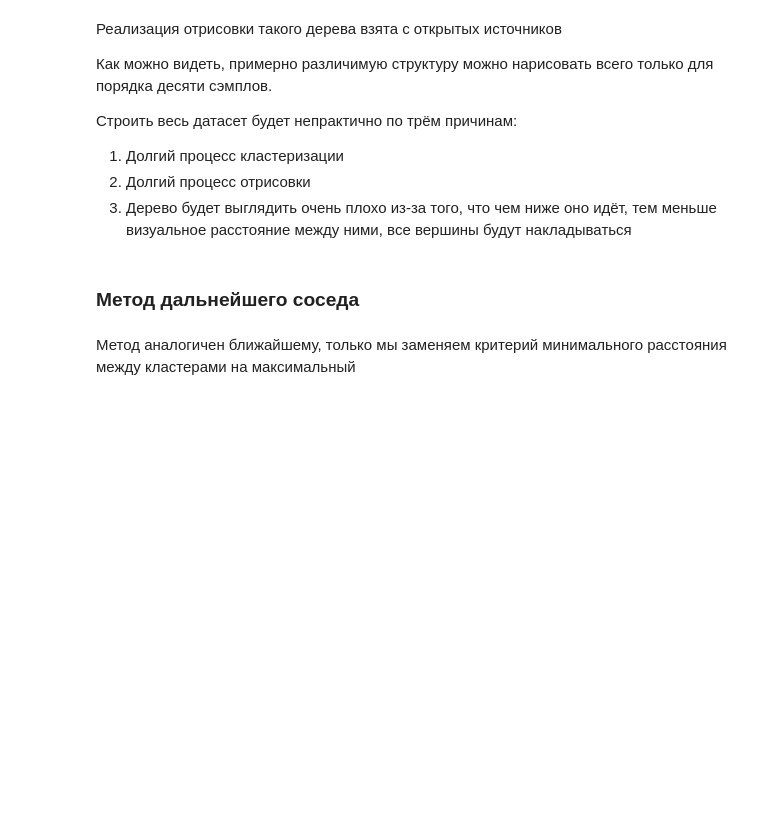
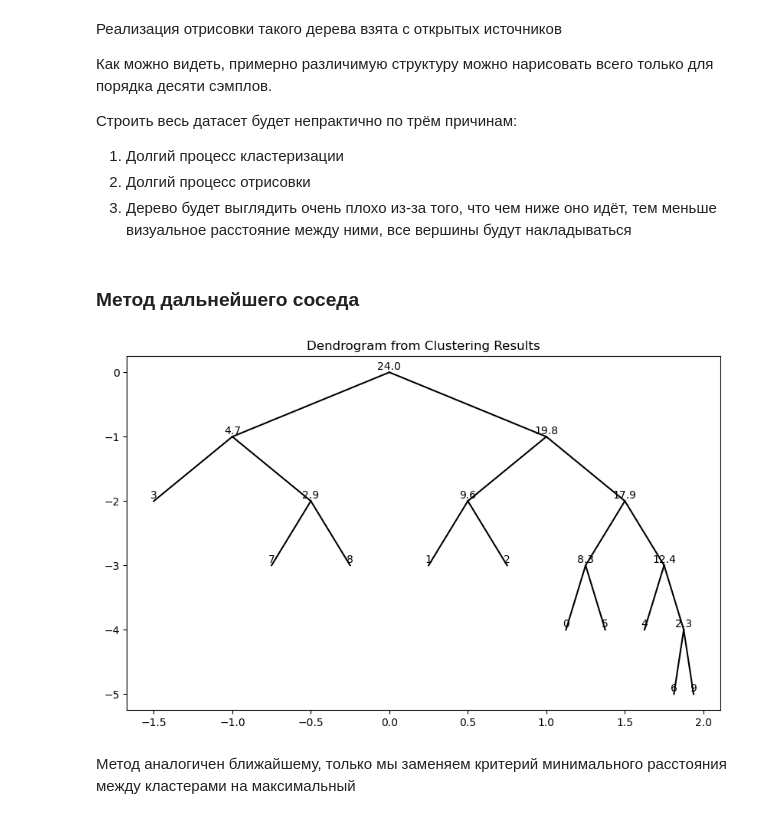
Before and after one commit to EHAT32/mathModelling, a Jupyter notebook: hw1/hw1.ipynb, the cells around one changed output. Drawn from its saved outputs; the diff is of its cells as text; code cells hidden in the pictures; blank space fills up the shorter version.

```diff
--- a/hw1/hw1.ipynb
+++ b/hw1/hw1.ipynb
@@ -134,6 +133,17 @@ turtle.done()
 3. Дерево будет выглядить очень плохо из-за того, что чем ниже оно идёт, тем меньше визуальное расстояние между ними, все вершины будут накладываться
 # %% [markdown]
 ### Метод дальнейшего соседа
+# %%
+root = clustering.complete_linkage(data[:10])
+# %%
+plt.figure(figsize=(10, 6))
+plt.title('Dendrogram from Clustering Results')
+
+clustering.plot_u_dendrogram(root)
+
+plt.show()
+# %% [output]
+[figure, added]
 # %% [markdown]
 Метод аналогичен ближайшему, только мы заменяем критерий минимального расстояния между кластерами на максимальный
 # %% [markdown]
```
Also changed, not shown: parts of 9 cells of this notebook.
